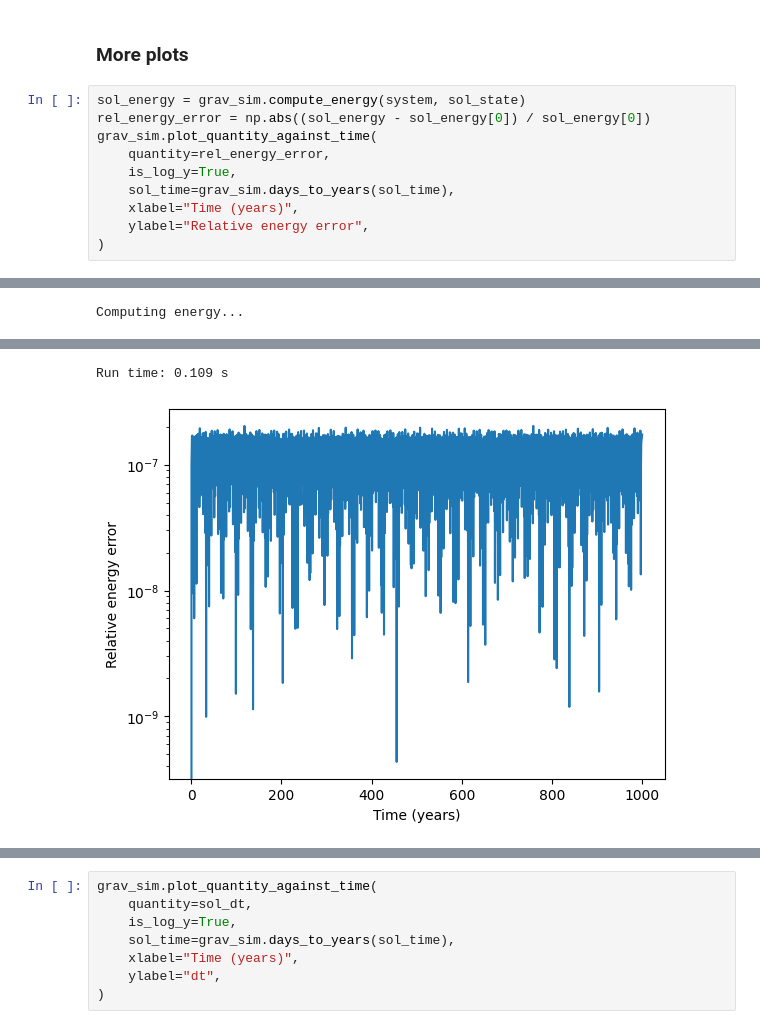
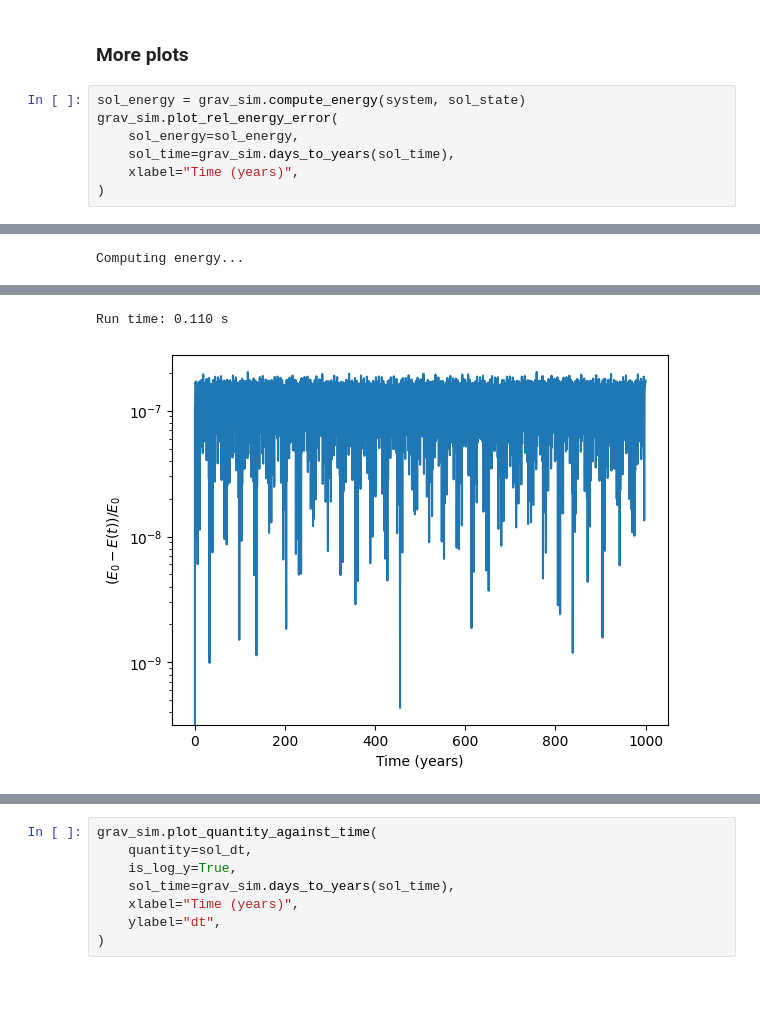
Before and after one commit to alvinng4/Gravity-Simulator, a Jupyter notebook: examples/tutorial.ipynb, the cells around one changed output, grey strips where cells are left out. Saved outputs shown, nothing was run; the diff lists cells and outputs as text; blank space fills up the shorter version.

```diff
--- a/examples/tutorial.ipynb
+++ b/examples/tutorial.ipynb
@@ -154,19 +154,16 @@ grav_sim.plot_2d_trajectory(
 ### More plots
 # %%
 sol_energy = grav_sim.compute_energy(system, sol_state)
-rel_energy_error = np.abs((sol_energy - sol_energy[0]) / sol_energy[0])
-grav_sim.plot_quantity_against_time(
-    quantity=rel_energy_error,
-    is_log_y=True,
+grav_sim.plot_rel_energy_error(
+    sol_energy=sol_energy,
     sol_time=grav_sim.days_to_years(sol_time),
     xlabel="Time (years)",
-    ylabel="Relative energy error",
 )
 # %% [output]
 [interactive output not drawn]
 Computing energy...
 [interactive output not drawn]
 [interactive output not drawn]
-Run time: 0.109 s
+Run time: 0.110 s
-[figure, old version]
+[figure, new version]
 # %%
```
Also changed, not shown: parts of 7 cells of this notebook, 1 other file.
